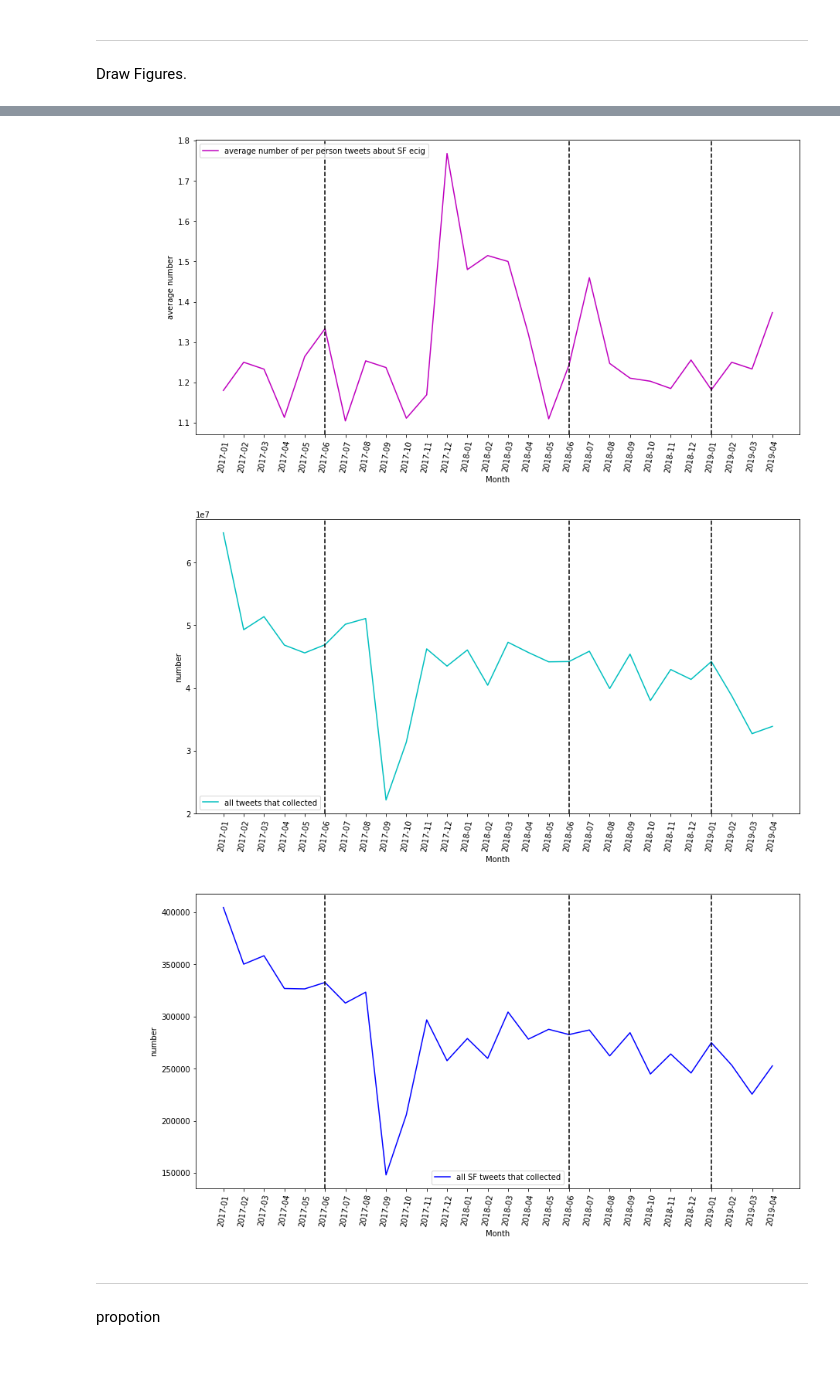
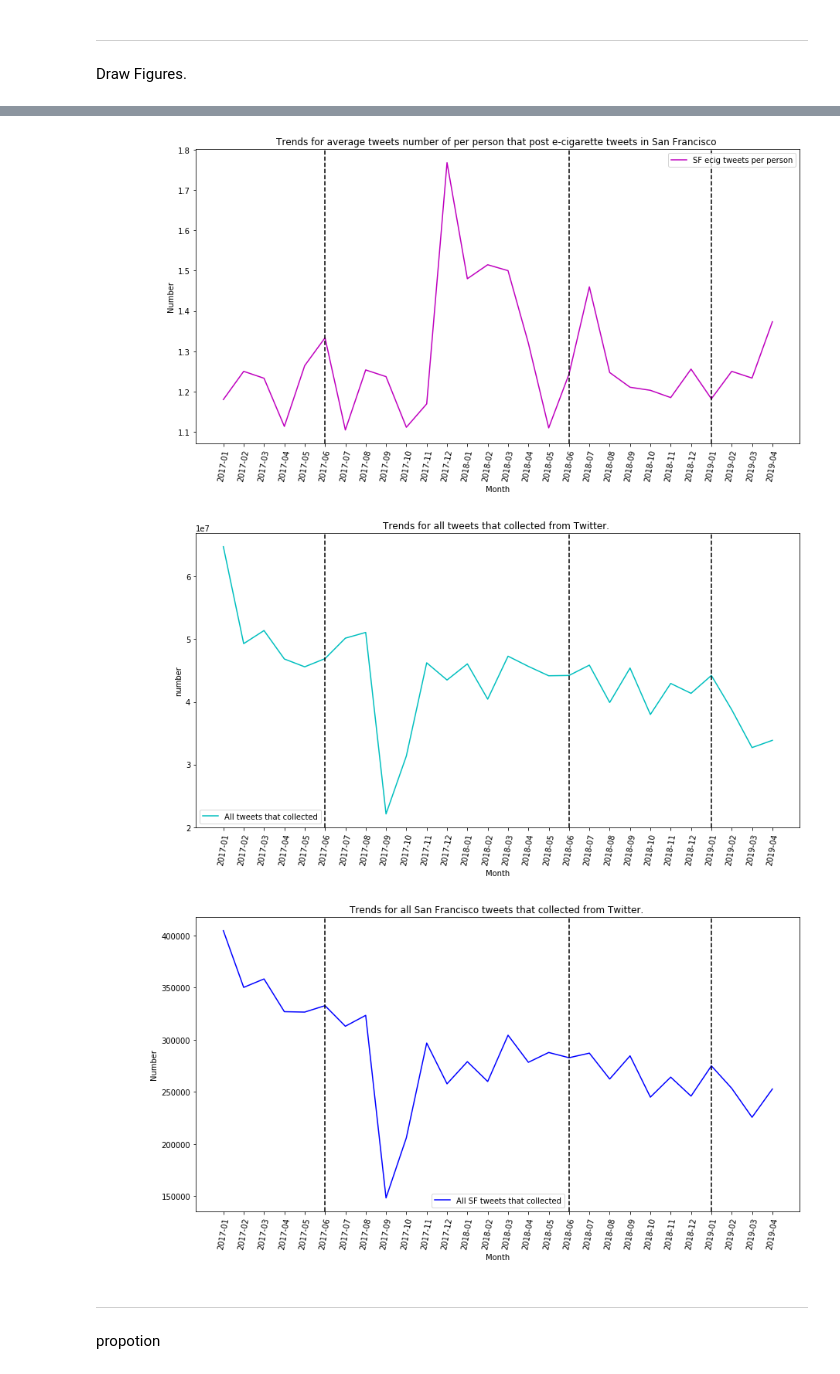
Before and after one commit to meettyj/Tobacco-on-Twitter, a Jupyter notebook: Analysis/figure_with_data.ipynb, the cells around one changed output, grey strips where cells are left out. Cells and saved outputs as stored; diff of their text form; code cells hidden in the pictures.

```diff
--- a/Analysis/figure_with_data.ipynb
+++ b/Analysis/figure_with_data.ipynb
@@ -261,7 +262,7 @@ itemNum = len(x)
 # plt.plot(x, SF_allECigarette_total, 'r-', label='SF e-cigarette realated tweets')
 # plt.plot(x, np.ones(itemNum)/3, 'b-', label='other tobacco')
 # plt.plot(x, users_SF_ecig_total, 'y-', label='users of SF e-cigarette tweets')
-plt.plot(x, average_num_per_person_tweets_SF_ecig, 'm-', label='average number of per person tweets about SF ecig')
+plt.plot(x, average_num_per_person_tweets_SF_ecig, 'm-', label='SF ecig tweets per person')
 plt.legend()
 # plt.vlines(6, 0, 1, colors = "black", linestyles = "dashed")
 plt.axvline(5, hold=None,color='black',linestyle="--")
@@ -276,11 +277,12 @@ plt.annotate(s = 'Enforcement ', xy=(23,0.1))
 
 plt.xticks(rotation=80)
 plt.xlabel('Month')
-plt.ylabel('average number')
+plt.ylabel('Number')
+plt.title('Trends for average tweets number of per person that post e-cigarette tweets in San Francisco ')
 # plt.figure(figsize=(40,1))
 plt.show()
 # %% [output]
-[figure, old version]
+[figure, new version]
 # %%
 x1 = np.linspace(1, 12, 12)
 x2 = np.tile(x1, 2)
@@ -306,7 +308,7 @@ itemNum = len(x)
 # plt.plot(x, np.ones(itemNum)/2, 'r-', label='tobacco related')
 # plt.plot(x, SF_allECigarette_total, 'r-', label='SF e-cigarette realated tweets')
 # plt.plot(x, np.ones(itemNum)/3, 'b-', label='other tobacco')
-plt.plot(x, allTweets_total, 'c-', label='all tweets that collected')
+plt.plot(x, allTweets_total, 'c-', label='All tweets that collected')
 # plt.plot(x, allSF_total, 'p-', label='average number of per person tweets about SF ecig')
 plt.legend()
 # plt.vlines(6, 0, 1, colors = "black", linestyles = "dashed")
@@ -322,11 +324,12 @@ plt.annotate(s = 'Enforcement ', xy=(23,0.1))
 
 plt.xticks(rotation=80)
 plt.xlabel('Month')
-plt.ylabel('number')
+plt.ylabel('Number')
+plt.title('Trends for all tweets that collected from Twitter. ')
 # plt.figure(figsize=(40,1))
 plt.show()
 # %% [output]
-[figure, old version]
+[figure, new version]
 # %%
 x1 = np.linspace(1, 12, 12)
 x2 = np.tile(x1, 2)
@@ -343,36 +346,37 @@ x = ['2017-01','2017-02', '2017-03','2017-04','2017-05','2017-06','2017-07','201
 plt.figure(figsize=(14,7))
 
 
 # print(x)
 itemNum = len(x)
 # print(itemNum)
 
 
 # plt.subplot(2, 1, 1)
 # plt.plot(x, np.ones(itemNum)/2, 'r-', label='tobacco related')
 # plt.plot(x, SF_allECigarette_total, 'r-', label='SF e-cigarette realated tweets')
 # plt.plot(x, np.ones(itemNum)/3, 'b-', label='other tobacco')
 # plt.plot(x, allTweets_total, 'c-', label='all tweets collected')
-plt.plot(x, allSF_total, 'b-', label='all SF tweets that collected')
+plt.plot(x, allSF_total, 'b-', label='All SF tweets that collected')
 plt.legend()
 # plt.vlines(6, 0, 1, colors = "black", linestyles = "dashed")
 plt.axvline(5, hold=None,color='black',linestyle="--")
 plt.annotate(s = 'Proposal', xy=(4,0.1))
 plt.axvline(17, hold=None,color='black',linestyle="--")
 plt.annotate(s = 'Approved', xy=(16,0.1))
 plt.axvline(24, hold=None,color='black',linestyle="--")
 plt.annotate(s = 'Enforcement ', xy=(23,0.1))
 
 
 
 
 plt.xticks(rotation=80)
 plt.xlabel('Month')
-plt.ylabel('number')
+plt.ylabel('Number')
+plt.title('Trends for all San Francisco tweets that collected from Twitter. ')
 # plt.figure(figsize=(40,1))
 plt.show()
 # %% [output]
-[figure, old version]
+[figure, new version]
 # %% [markdown]
 ----------------------------
 
```
Also changed, not shown: parts of 6 cells of this notebook.
